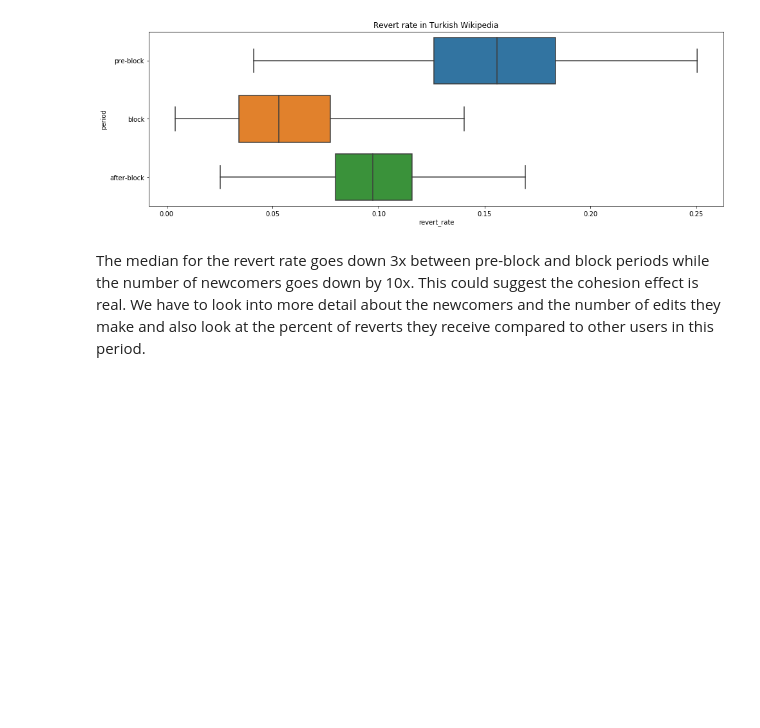
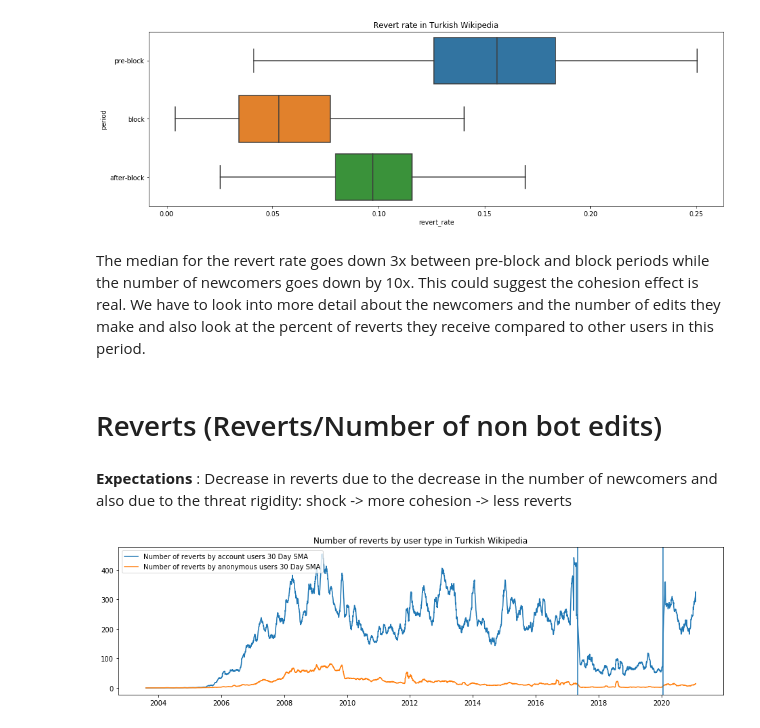
Before and after one commit to epfl-dlab/turkish_wiki, a Jupyter notebook: analysis.ipynb, the cells around one changed output. Saved outputs shown, nothing was run; the diff lists cells and outputs as text; code cells hidden in the pictures; blank space fills up the shorter version.

```diff
--- a/analysis.ipynb
+++ b/analysis.ipynb
@@ -478,3 +466,27 @@ ax = sns.boxplot(y="period", x="revert_rate", data=revert_rate,  showfliers=Fals
 [figure]
 # %% [markdown]
 The median for the revert rate goes down 3x between pre-block and block periods while the number of newcomers goes down by 10x. This could suggest the cohesion effect is real. We have to look into more detail about the newcomers and the number of edits they make and also look at the percent of reverts they receive compared to other users in this period.
+# %% [markdown]
+# Reverts (Reverts/Number of non bot edits)
+# %% [markdown]
+**Expectations** : Decrease in reverts due to the decrease in the number of newcomers and also due to the threat rigidity: shock -> more cohesion -> less reverts
+# %%
+reverts = pd.read_csv(f'{DATA_PATH}/processed_data/df_reverts.csv')
+# %%
+reverts.columns = ['date','user_kind','number_of_reverts']
+# %%
+reverts['date'] = pd.to_datetime(reverts['date'],   utc = True)
+# %%
+plt.figure(figsize=(16,4))
+
+plt.title(f"Number of reverts by user type in Turkish Wikipedia")
+for elem in ['account', 'anonymous']:
+    df = reverts[reverts['user_kind'] == elem]
+    rolling_mean = df['number_of_reverts'].rolling(window=30).mean()
+    plt.plot(df['date'].values, rolling_mean, label=f'Number of reverts by {elem} users 30 Day SMA')
+for date in block_dates:
+    plt.axvline(date)
+plt.legend(loc='upper left')
+plt.show()
+# %% [output]
+[figure, added]
```
Also changed, not shown: parts of 16 cells of this notebook, 4 other files.
